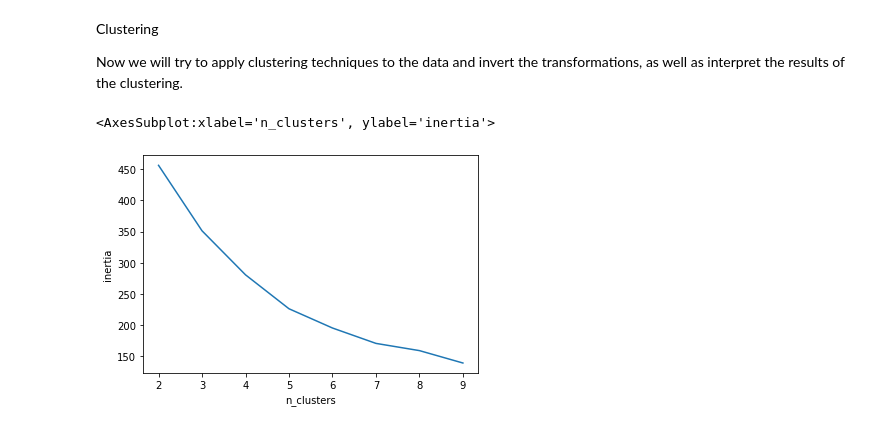
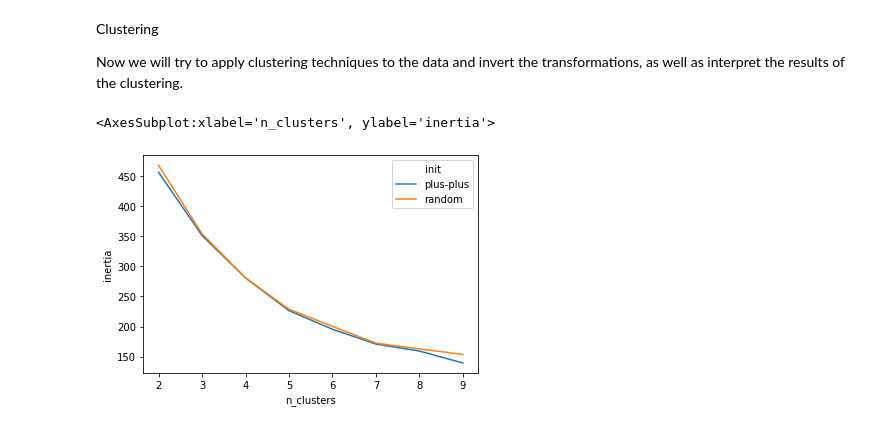
Before and after one commit to joaonmatos/feup-machine-learning, a Jupyter notebook: analysis/districts.ipynb, the cells around one changed output. Saved outputs shown, nothing was run; the diff lists cells and outputs as text; code cells hidden in the pictures.

Commit message:
More methods for clustering

```diff
--- a/analysis/districts.ipynb
+++ b/analysis/districts.ipynb
@@ -147,19 +140,29 @@ Now we will try to apply clustering techniques to the data and invert the transf
 # %%
 from sklearn.cluster import KMeans
 
 n_cluster_candidates = list(range(2, 10))
-inertias = []
+kmeans_sets = pd.DataFrame(columns=["init", "n_clusters", "inertia"])
+
 for n_clusters in n_cluster_candidates:
     km = KMeans(
         n_clusters=n_clusters,
-        random_state=19
+        random_state=19,
     )
     km.fit(base_shifted_data)
-    inertias.append(km.inertia_)
-sbs.lineplot(x="n_clusters", y="inertia", data=pd.DataFrame({"n_clusters": n_cluster_candidates, "inertia": inertias}))
+    kmeans_sets = kmeans_sets.append({"init": "plus-plus", "n_clusters": n_clusters, "inertia": km.inertia_}, ignore_index=True)
+
+    km = KMeans(
+        n_clusters=n_clusters,
+        init="random",
+        random_state=19,
+    )
+    km.fit(base_shifted_data)
+    kmeans_sets = kmeans_sets.append({"init": "random", "n_clusters": n_clusters, "inertia": km.inertia_}, ignore_index=True)
+
+sbs.lineplot(data=kmeans_sets, x="n_clusters", y="inertia", hue="init")
 # %% [output]
 <AxesSubplot:xlabel='n_clusters', ylabel='inertia'>
-[figure, old version]
+[figure, new version]
 # %%
 # By the elbow rule, any number of clusters between 5 and 7, inclusive
 # should give us an aproximately optimal number of clusters
```
Also changed, not shown: parts of 10 cells of this notebook, 1 other file.
